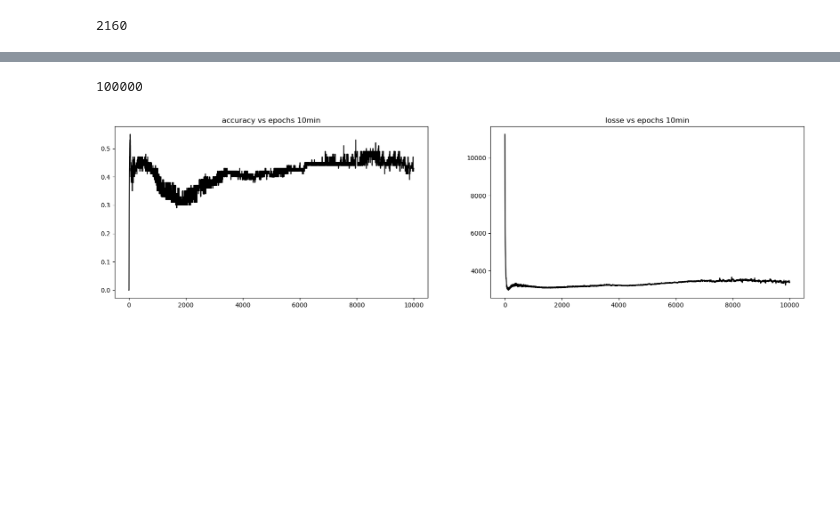
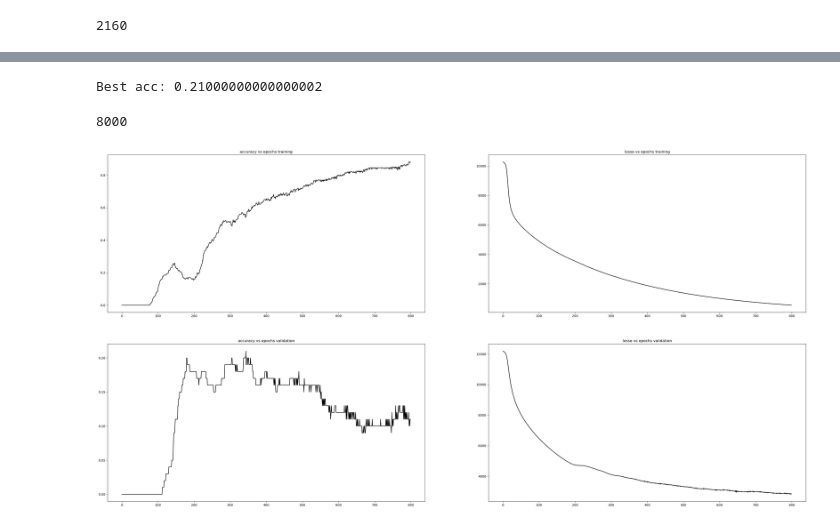
Before and after one commit to khood5/SNN-DNA-project, a Jupyter notebook: MLP-madel.ipynb, the cells around one changed output, grey strips where cells are left out. Drawn from its saved outputs; the diff is of its cells as text; code cells hidden in the pictures; blank space fills up the shorter version.

```diff
--- a/MLP-madel.ipynb
+++ b/MLP-madel.ipynb
@@ -24,9 +25,9 @@ device(type='cuda', index=2)
 data = expermentDataloader(
     f"{folder}/index.csv",
     f"{folder}",
-    length = 10*oneMinInFPS
+    length=30*oneMinInFPS
     # length=36000 # 30 min half movie length
-    # length=12000 # 10 min movie length
+    # length=12000  # 10 min movie length
 )
 # rawData = [(d[0][20*oneMinInFPS:], d[1])for d in data]
 rawData = [d for d in data]
@@ -51,11 +52,15 @@ addData(testData, trainValidData, rawData, rhsSize=300)
 np.random.shuffle(trainValidData)
 trainData = []
 validData = []
-addData(trainData, validData, trainValidData, rhsSize=int(len(trainValidData)*(1/3)))
+addData(trainData, validData, trainValidData,
+        rhsSize=int(len(trainValidData)*(1/3)))
 
-trainDataset = DataLoader(trainData, batch_size=batch_size, shuffle=True, num_workers=num_workers, pin_memory=True)
-validDataset = DataLoader(validData, batch_size=batch_size, shuffle=True, num_workers=num_workers, pin_memory=True)
-testDataset = DataLoader(testData, batch_size=len(testData), shuffle=True, num_workers=num_workers, pin_memory=True)
+trainDataset = DataLoader(trainData, batch_size=batch_size,
+                          shuffle=True, num_workers=num_workers, pin_memory=True)
+validDataset = DataLoader(validData, batch_size=batch_size,
+                          shuffle=True, num_workers=num_workers, pin_memory=True)
+testDataset = DataLoader(testData, batch_size=len(
+    testData), shuffle=True, num_workers=num_workers, pin_memory=True)
 print(f"Training dataset size: {len(trainData)}")
 print(f"Valid dataset size: {len(validData)}")
 print(f"Testing dataset size: {len(testData)}")
@@ -130,14 +141,25 @@ training...
 # %%
 defultePlotSize = plt.rcParams['figure.figsize']
-plt.rcParams['figure.figsize'] = [20, 5]
-plt.subplot(1, 2, 1)
-plt.title('accuracy vs epochs 10min')
+plt.rcParams['figure.figsize'] = [40, 20]
+
+plt.subplot(2, 2, 1)
+plt.title(f'accuracy vs epochs training')
+plt.plot(list(range(len(accs_t[:]))), accs_t[:], '-', color='black', )
+plt.subplot(2, 2, 2)
+plt.title(f'losse vs epochs training')
+plt.plot(list(range(len(losses_t)))[:], losses_t[:], '-', color='black')
+
+plt.subplot(2, 2, 3)
+plt.title(f'accuracy vs epochs validation')
 plt.plot(list(range(len(accs[:]))), accs[:], '-', color='black', )
-plt.subplot(1, 2, 2)
-plt.title('losse vs epochs 10min')
+plt.subplot(2, 2, 4)
+plt.title(f'losse vs epochs validation')
 plt.plot(list(range(len(losses)))[:], losses[:], '-', color='black')
 plt.rcParams['figure.figsize'] = defultePlotSize
+print(f"Best acc: {max(accs)}")
+
 epochs*len(validDataset)
 # %% [output]
-100000
+Best acc: 0.21000000000000002
+8000
-[figure, old version]
+[figure, new version]
```
Also changed, not shown: parts of 6 cells of this notebook, 34 other files.
